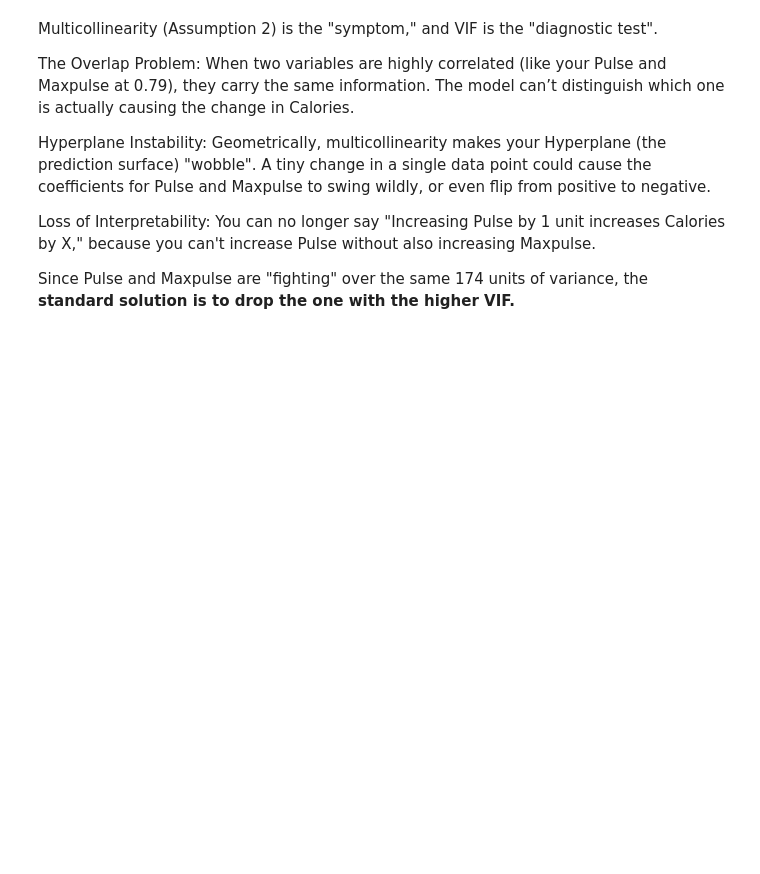
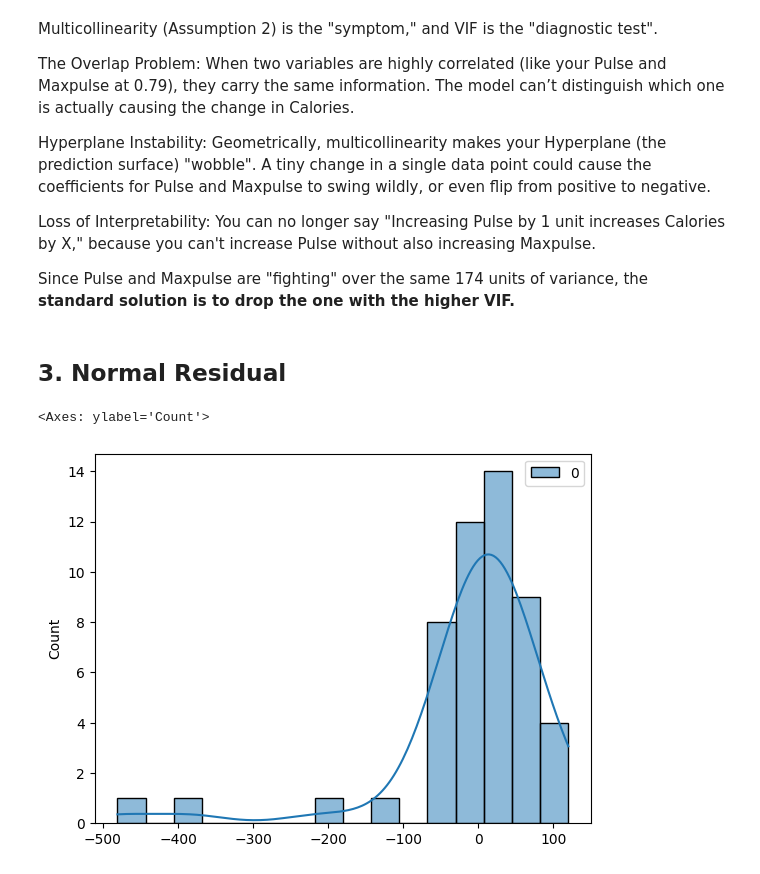
Before and after one commit to OfEarthAndEther/ML_monologues, a Jupyter notebook: Linear_Regression_Self.ipynb, the cells around one changed output. Cells and saved outputs as stored; diff of their text form; code cells hidden in the pictures; blank space fills up the shorter version.

Commit message:
Assumption3 : Normal Residual completed

```diff
--- a/Linear_Regression_Self.ipynb
+++ b/Linear_Regression_Self.ipynb
@@ -458,3 +458,10 @@ Hyperplane Instability: Geometrically, multicollinearity makes your Hyperplane (
 Loss of Interpretability: You can no longer say "Increasing Pulse by 1 unit increases Calories by X," because you can't increase Pulse without also increasing Maxpulse.
 
 Since Pulse and Maxpulse are "fighting" over the same 174 units of variance, the **standard solution is to drop the one with the higher VIF.**
+# %% [markdown]
+## 3. **Normal Residual**
+# %%
+sns.histplot(residual, kde=True)
+# %% [output]
+<Axes: ylabel='Count'>
+[figure, added]
```
Also changed, not shown: parts of 4 cells of this notebook.
